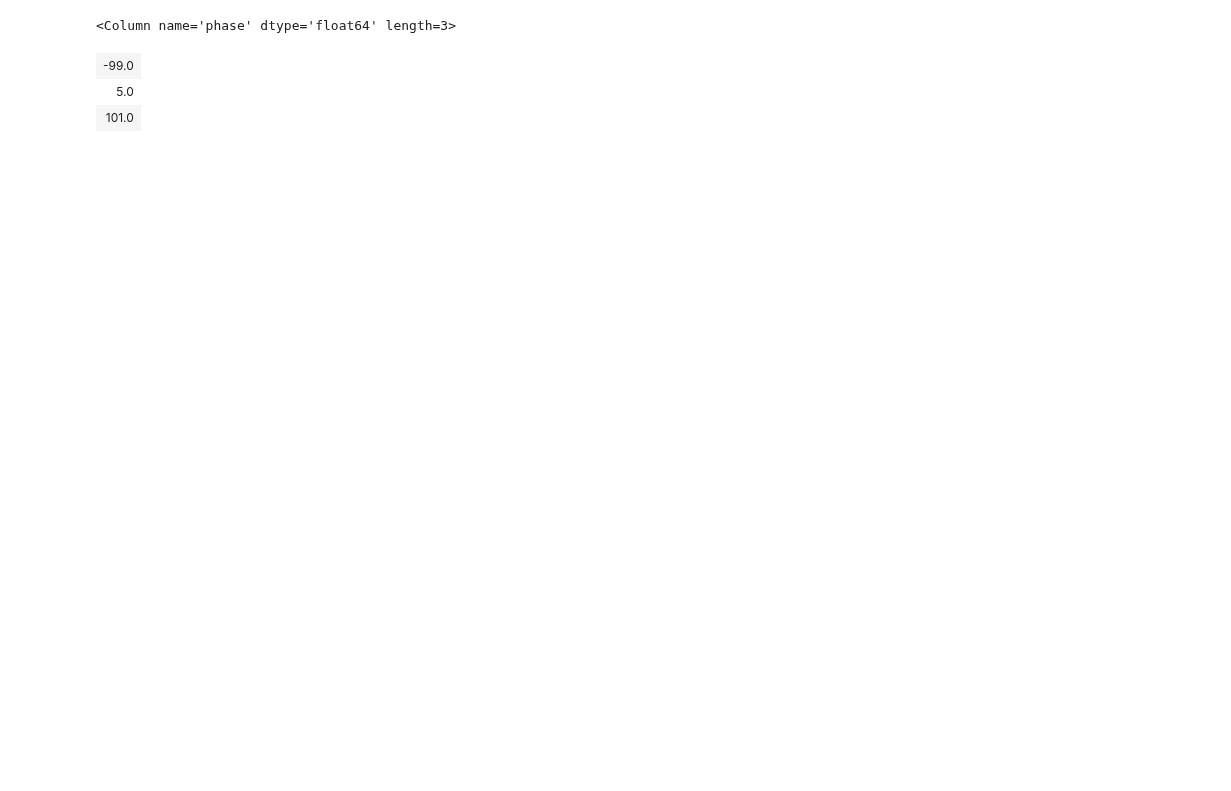
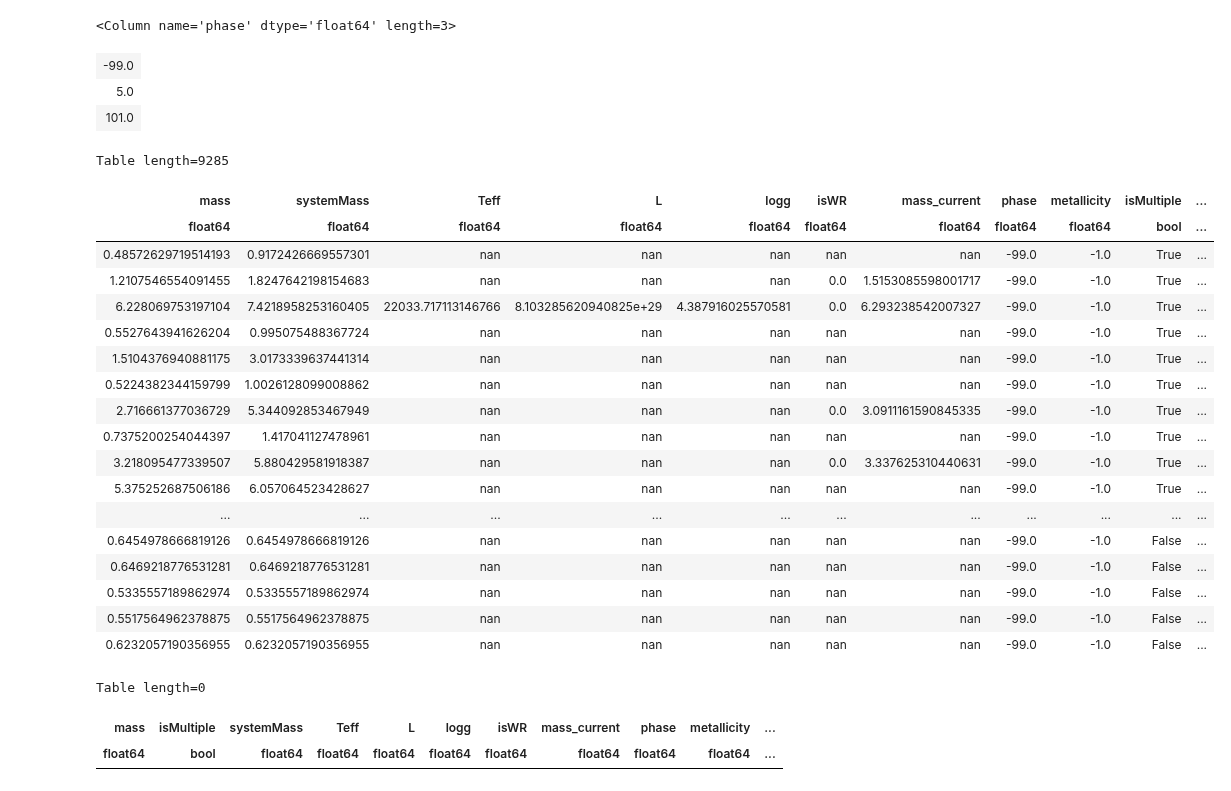
Before and after one commit to astropy/SPISEA, a Jupyter notebook: Test_Plots/TestPlot_7.0_MIST_0.1.ipynb, the cells around one changed output. Drawn from its saved outputs; the diff is of its cells as text; code cells hidden in the pictures; blank space fills up the shorter version.

```diff
--- a/Test_Plots/TestPlot_7.0_MIST_0.1.ipynb
+++ b/Test_Plots/TestPlot_7.0_MIST_0.1.ipynb
@@ -553,3 +553,31 @@ np.unique(clus_1.star_systems['phase'])
 | -99.0 |
 | 5.0 |
 | 101.0 |
+# %%
+clus_1.star_systems[np.where(clus_1.star_systems['phase']==-99)[0]]
+# %% [output]
+Table length=9285
+| mass | systemMass | Teff | L | logg | isWR | mass_current | phase | metallicity | isMultiple | ... |
+| float64 | float64 | float64 | float64 | float64 | float64 | float64 | float64 | float64 | bool | ... |
+| 0.48572629719514193 | 0.9172426669557301 | nan | nan | nan | nan | nan | -99.0 | -1.0 | True | ... |
+| 1.2107546554091455 | 1.8247642198154683 | nan | nan | nan | 0.0 | 1.5153085598001717 | -99.0 | -1.0 | True | ... |
+| 6.228069753197104 | 7.4218958253160405 | 22033.717113146766 | 8.103285620940825e+29 | 4.387916025570581 | 0.0 | 6.293238542007327 | -99.0 | -1.0 | True | ... |
+| 0.5527643941626204 | 0.995075488367724 | nan | nan | nan | nan | nan | -99.0 | -1.0 | True | ... |
+| 1.5104376940881175 | 3.0173339637441314 | nan | nan | nan | nan | nan | -99.0 | -1.0 | True | ... |
+| 0.5224382344159799 | 1.0026128099008862 | nan | nan | nan | nan | nan | -99.0 | -1.0 | True | ... |
+| 2.716661377036729 | 5.344092853467949 | nan | nan | nan | 0.0 | 3.0911161590845335 | -99.0 | -1.0 | True | ... |
+| 0.7375200254044397 | 1.417041127478961 | nan | nan | nan | nan | nan | -99.0 | -1.0 | True | ... |
+| 3.218095477339507 | 5.880429581918387 | nan | nan | nan | 0.0 | 3.337625310440631 | -99.0 | -1.0 | True | ... |
+| 5.375252687506186 | 6.057064523428627 | nan | nan | nan | nan | nan | -99.0 | -1.0 | True | ... |
+| ... | ... | ... | ... | ... | ... | ... | ... | ... | ... | ... |
+| 0.6454978666819126 | 0.6454978666819126 | nan | nan | nan | nan | nan | -99.0 | -1.0 | False | ... |
+| 0.6469218776531281 | 0.6469218776531281 | nan | nan | nan | nan | nan | -99.0 | -1.0 | False | ... |
+| 0.5335557189862974 | 0.5335557189862974 | nan | nan | nan | nan | nan | -99.0 | -1.0 | False | ... |
+| 0.5517564962378875 | 0.5517564962378875 | nan | nan | nan | nan | nan | -99.0 | -1.0 | False | ... |
+| 0.6232057190356955 | 0.6232057190356955 | nan | nan | nan | nan | nan | -99.0 | -1.0 | False | ... |
+# %%
+clus_2.star_systems[np.where(clus_2.star_systems['phase']==-99)[0]]
+# %% [output]
+Table length=0
+| mass | isMultiple | systemMass | Teff | L | logg | isWR | mass_current | phase | metallicity | ... |
+| float64 | bool | float64 | float64 | float64 | float64 | float64 | float64 | float64 | float64 | ... |
```
Also changed, not shown: parts of 11 cells of this notebook, 7 other files.
